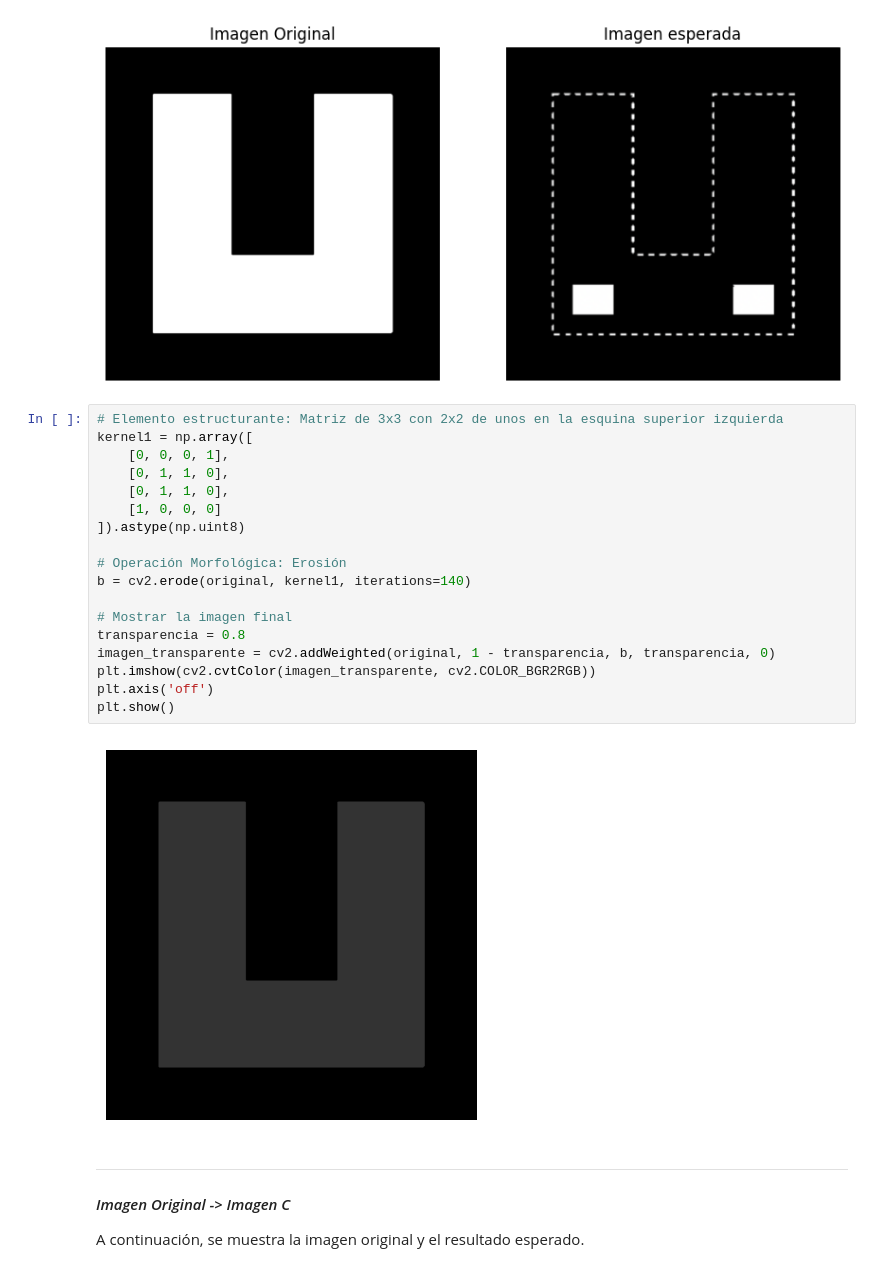
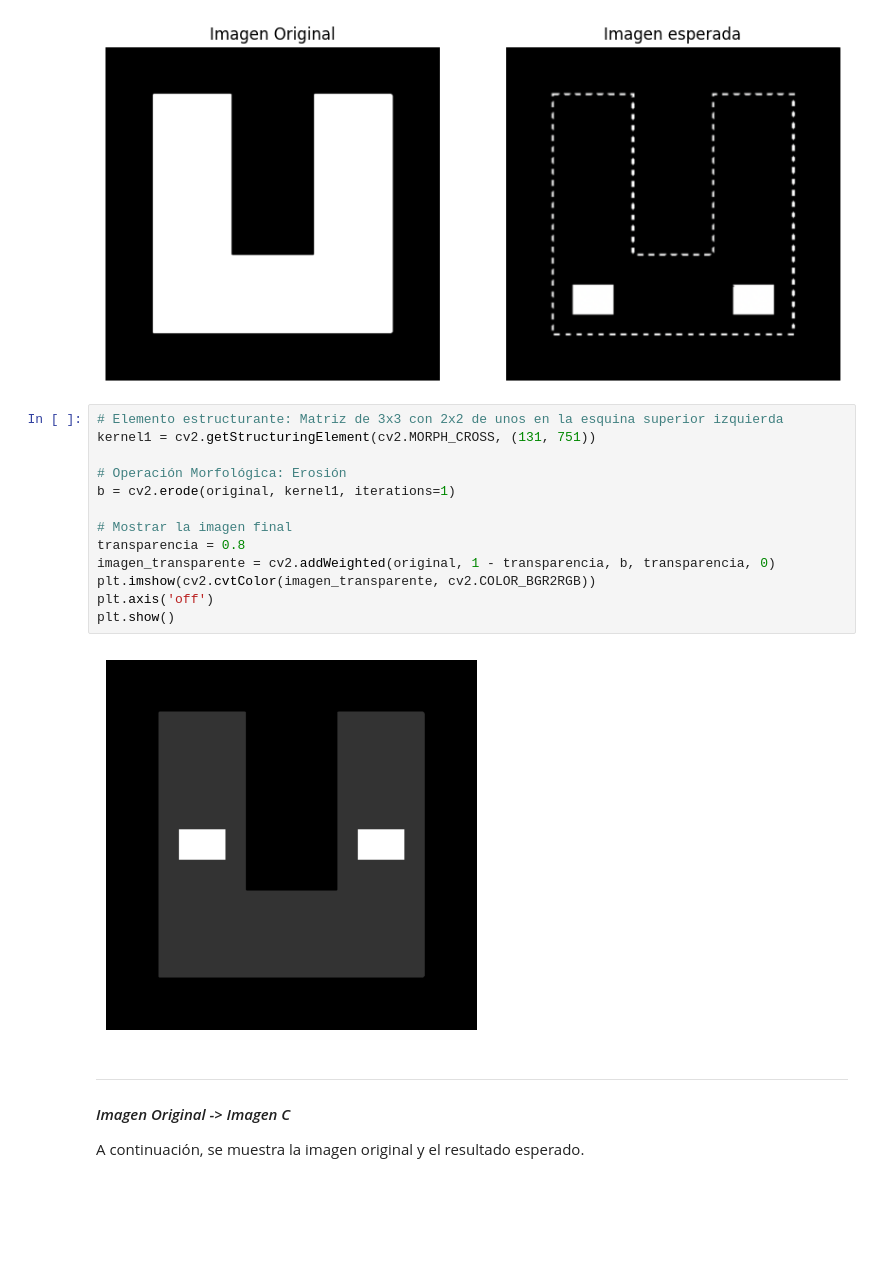
Before and after one commit to stefanoaragoni/computerVision_Lab01, a Jupyter notebook: Lab01_Ejercicio8.ipynb, the cells around one changed output. Drawn from its saved outputs; the diff is of its cells as text; blank space fills up the shorter version.

```diff
--- a/Lab01_Ejercicio8.ipynb
+++ b/Lab01_Ejercicio8.ipynb
@@ -108,24 +113,19 @@ plt.show()
 [figure]
 # %%
 # Elemento estructurante: Matriz de 3x3 con 2x2 de unos en la esquina superior izquierda
-kernel1 = np.array([
-    [0, 0, 0, 1],
-    [0, 1, 1, 0],
-    [0, 1, 1, 0],
-    [1, 0, 0, 0]
-]).astype(np.uint8)
+kernel1 = cv2.getStructuringElement(cv2.MORPH_CROSS, (131, 751))
 
 # Operación Morfológica: Erosión
-b = cv2.erode(original, kernel1, iterations=140)
+b = cv2.erode(original, kernel1, iterations=1)
 
 # Mostrar la imagen final
 transparencia = 0.8
 imagen_transparente = cv2.addWeighted(original, 1 - transparencia, b, transparencia, 0)
 plt.imshow(cv2.cvtColor(imagen_transparente, cv2.COLOR_BGR2RGB))
 plt.axis('off')
 plt.show()
 # %% [output]
-[figure, old version]
+[figure, new version]
 # %% [markdown]
 ---------
 
```
Also changed, not shown: parts of 8 cells of this notebook, 1 other file.
